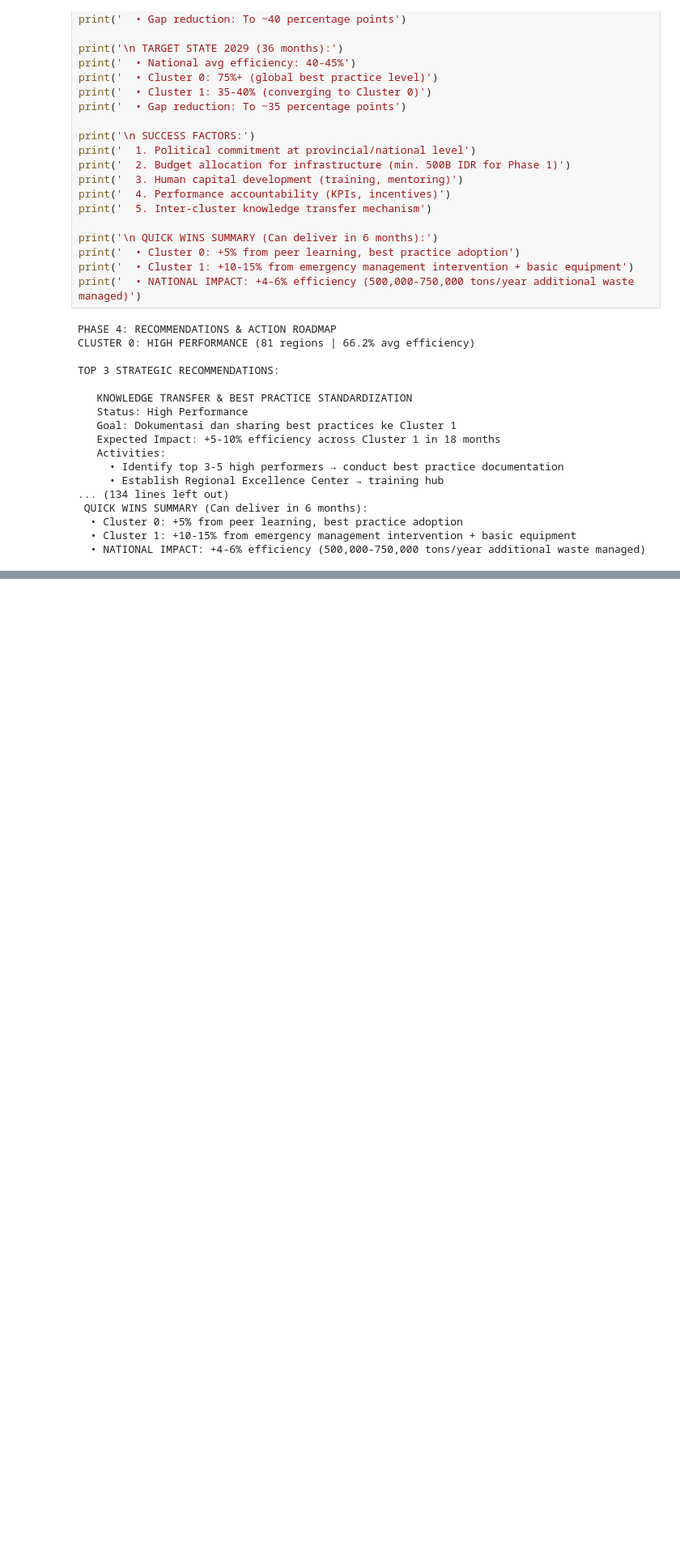
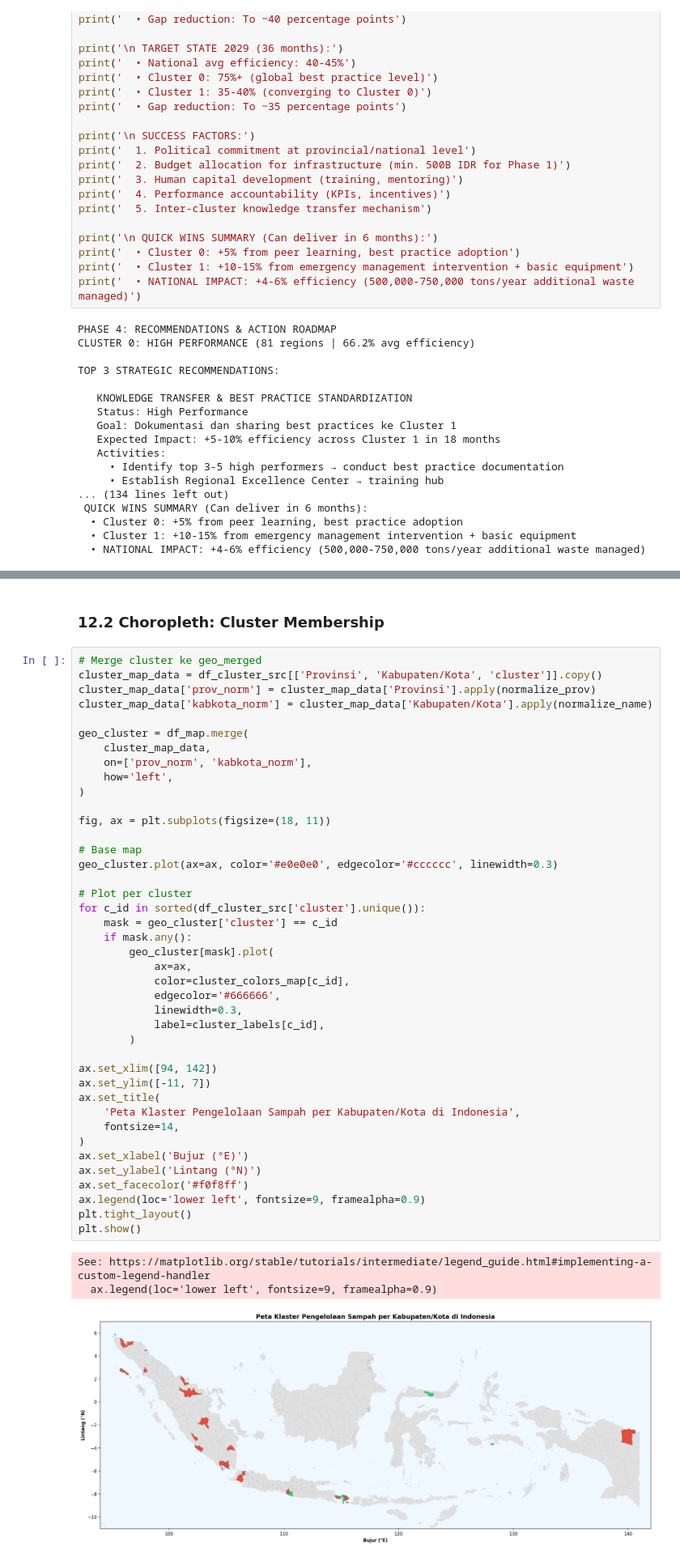
Before and after one commit to catherinealicia08/waste-management-analytics, a Jupyter notebook: Kelompok_1.ipynb, the cells around one changed output, grey strips where cells are left out. Shown at 81% size. Drawn from its saved outputs; the diff is of its cells as text; blank space fills up the shorter version.

```diff
--- a/Kelompok_1.ipynb
+++ b/Kelompok_1.ipynb
@@ -2405,0 +2829,47 @@ TOP 3 STRATEGIC RECOMMENDATIONS:
+# %% [markdown]
+### 12.2 Choropleth: Cluster Membership
+# %%
+# Merge cluster ke geo_merged
+cluster_map_data = df_cluster_src[['Provinsi', 'Kabupaten/Kota', 'cluster']].copy()
+cluster_map_data['prov_norm'] = cluster_map_data['Provinsi'].apply(normalize_prov)
+cluster_map_data['kabkota_norm'] = cluster_map_data['Kabupaten/Kota'].apply(normalize_name)
+
+geo_cluster = df_map.merge(
+    cluster_map_data,
+    on=['prov_norm', 'kabkota_norm'],
+    how='left',
+)
+
+fig, ax = plt.subplots(figsize=(18, 11))
+
+# Base map
+geo_cluster.plot(ax=ax, color='#e0e0e0', edgecolor='#cccccc', linewidth=0.3)
+
+# Plot per cluster
+for c_id in sorted(df_cluster_src['cluster'].unique()):
+    mask = geo_cluster['cluster'] == c_id
+    if mask.any():
+        geo_cluster[mask].plot(
+            ax=ax,
+            color=cluster_colors_map[c_id],
+            edgecolor='#666666',
+            linewidth=0.3,
+            label=cluster_labels[c_id],
+        )
+
+ax.set_xlim([94, 142])
+ax.set_ylim([-11, 7])
+ax.set_title(
+    'Peta Klaster Pengelolaan Sampah per Kabupaten/Kota di Indonesia',
+    fontsize=14,
+)
+ax.set_xlabel('Bujur (°E)')
+ax.set_ylabel('Lintang (°N)')
+ax.set_facecolor('#f0f8ff')
+ax.legend(loc='lower left', fontsize=9, framealpha=0.9)
+plt.tight_layout()
+plt.show()
+# %% [output]
+See: https://matplotlib.org/stable/tutorials/intermediate/legend_guide.html#implementing-a-custom-legend-handler
+  ax.legend(loc='lower left', fontsize=9, framealpha=0.9)
+[figure, added]
```
Also changed, not shown: parts of 45 cells of this notebook.
